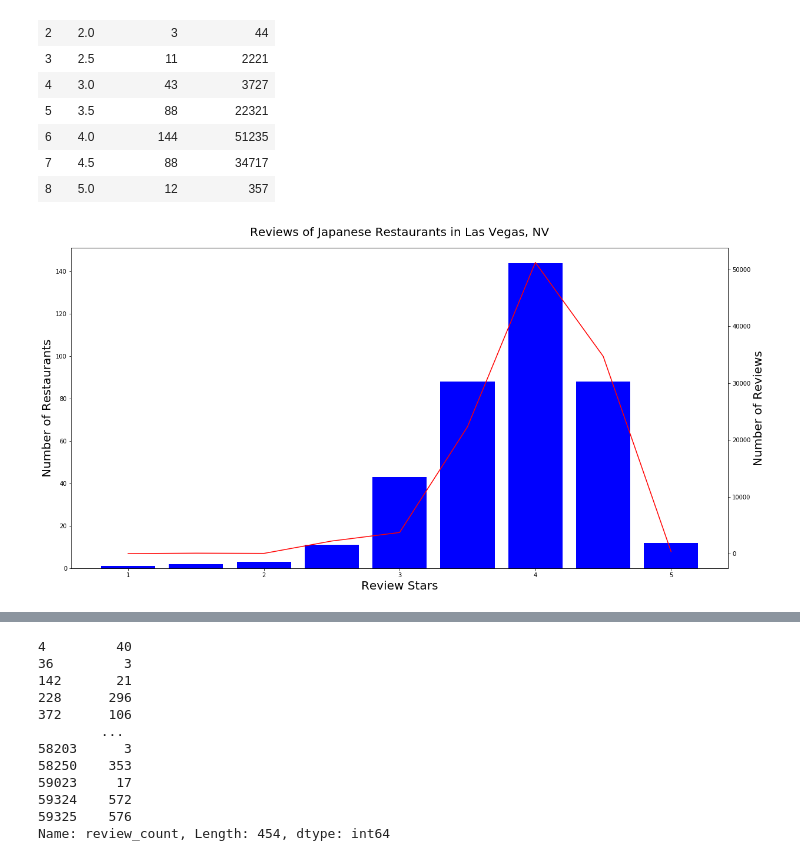
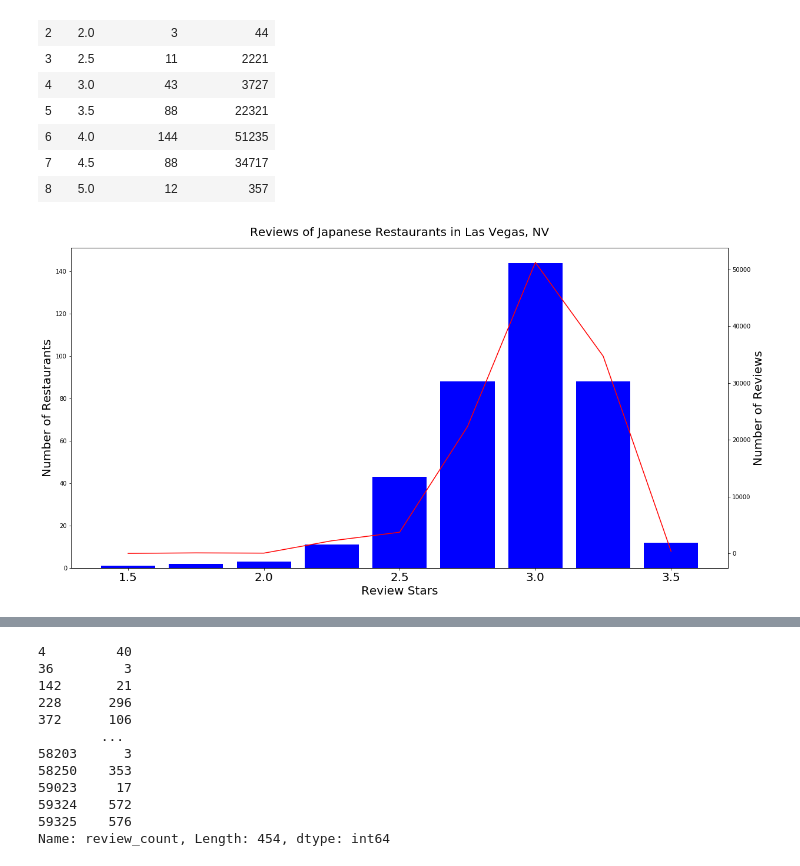
Before and after one commit to yueweng/restaurant-reviews, a Jupyter notebook: project.ipynb, the cells around one changed output, grey strips where cells are left out. Cells and saved outputs as stored; diff of their text form; code cells hidden in the pictures.

```diff
--- a/project.ipynb
+++ b/project.ipynb
@@ -1406,18 +1405,19 @@ jap_group
 # %%
 fig, ax1 = plt.subplots(figsize=[20, 10])
 
 ax1.bar(jap_group['stars'], jap_group['business_id'], width=0.4, color='blue')
 ax2 = ax1.twinx()
 ax2.plot(jap_group['stars'], jap_group['review_count'], color='red')
 
 ax1.set_title('Reviews of Japanese Restaurants in Las Vegas, NV', fontsize=20, pad=20)
 ax1.set_xlabel('Review Stars', fontsize=20)
+ax1.set_xticklabels(jap_group['stars'], fontsize=20)
 ax1.set_ylabel('Number of Restaurants', fontsize=20)
 ax2.set_ylabel('Number of Reviews', fontsize=20)
 
 plt.savefig('images/japanese_las_vegas.png', bbox_inches = "tight")
 # %% [output]
-[figure, old version]
+[figure, new version]
 # %%
 italian_attr = italianlv_df['attributes'].apply(pd.Series)
 italian_attr
```
Also changed, not shown: parts of 1 cell of this notebook, 1 other file.
